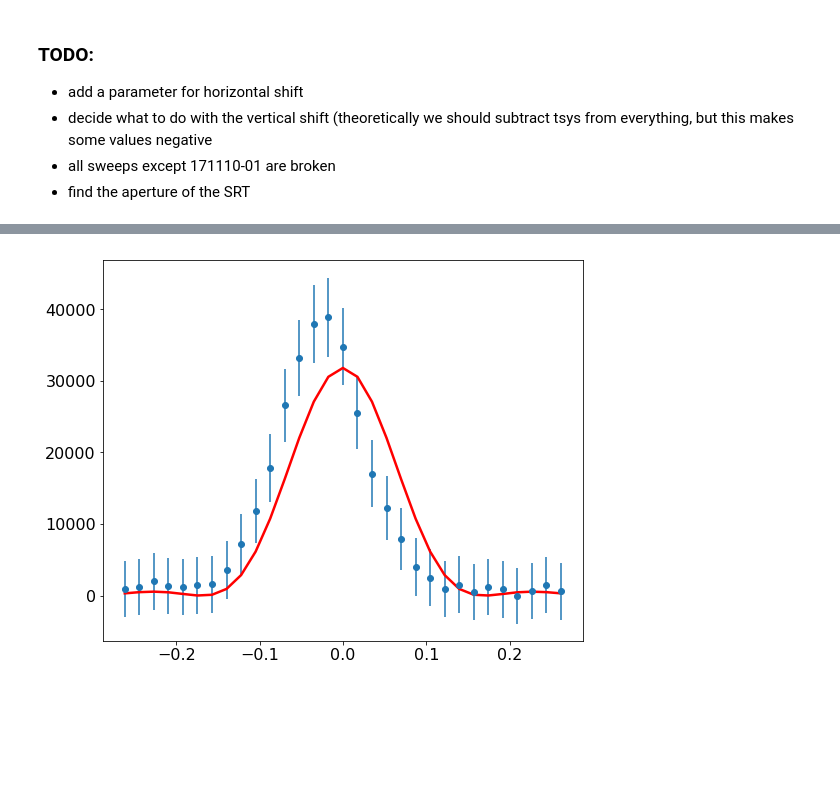
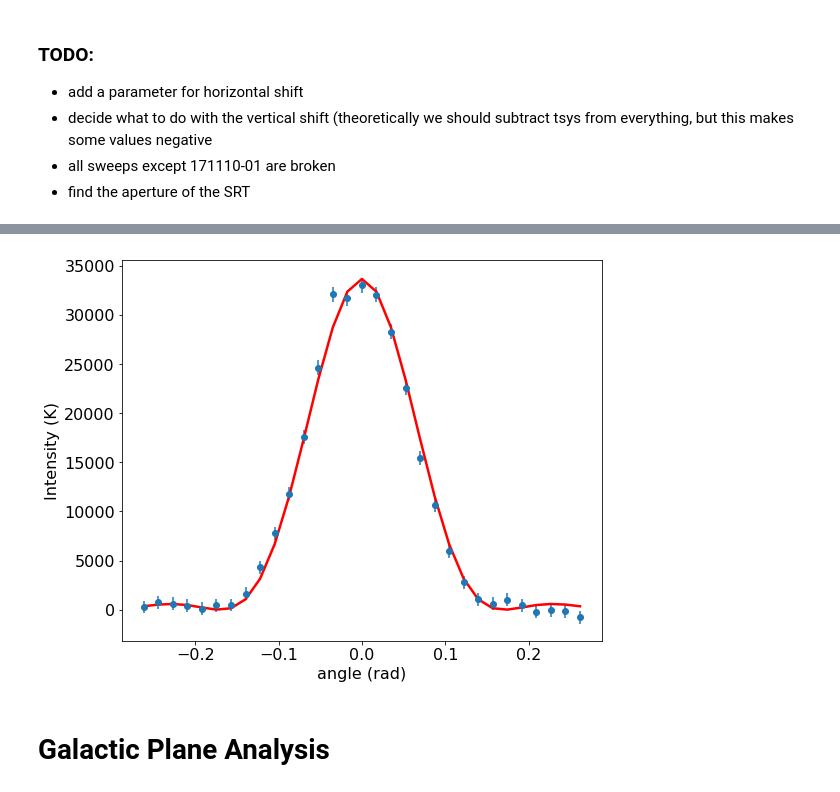
Before and after one commit to evantey14/jlab, a Jupyter notebook: 21cm.ipynb, the cells around one changed output, grey strips where cells are left out. Saved outputs shown, nothing was run; the diff lists cells and outputs as text; code cells hidden in the pictures; blank space fills up the shorter version.

Commit message:
Finish 21cm analysis

```diff
--- a/21cm.ipynb
+++ b/21cm.ipynb
@@ -78,5 +79,5 @@ def circular_diffraction(theta, I, a):
 # %%
 # load data to tsys, raw
 file = '21cm/sunsweeps/171110-01.rad'
-tsys, raw = load_data(file)
+bg, raw = load_data(file)
 # %%
@@ -84,9 +86,3 @@ tsys, raw = load_data(file)
 # TODO: make more robust selection mechanism (perhaps by adding comments to the cmd file?)
 azsweep = np.array([raw[i] for i in range(5, 36)])
 elsweep = np.array([raw[i] for i in range(36, 67)])
-# %%
-x = np.array([i*2*3.14/360 for i in range(-15, 16, 1)])
-y, ey = process_sunsweep(elsweep)
-
-popt, perr, chisq = utils.fit_model(x, y, ey, (30000, 1), circular_diffraction)
-print(popt, perr, chisq)
@@ -95,0 +89,28 @@ print(popt, perr, chisq)
+# %%
+x = np.array([i*2*3.14/360 for i in range(-15, 16, 1)])
+
+bg = np.asfarray(bg[DATA_START-1:], float)
+
+raw_data = azsweep
+rm_metadata = np.asfarray(raw_data[:, DATA_START:], float)
+avg_antennaT = np.mean(rm_metadata, axis=1)
+#rm_bg_antennaT = remove_background(avg_antennaT, tsys)
+rm_bg_antennaT = avg_antennaT - np.mean(bg)
+avg_brightnessT = antennaT_to_brightnessT(rm_bg_antennaT)
+
+err_antennaT = np.sqrt(np.sum(rm_metadata, axis=1))/148
+err_bg = np.sqrt(np.sum(bg))/148
+err_brightnessT = antennaT_to_brightnessT(err_antennaT + err_bg)
+
+print(err_antennaT)
+print(err_antennaT + err_bg)
+
+utils.init_plot()
+utils.plot_data(range(len(avg_brightnessT)), avg_brightnessT, err_brightnessT)
+plt.show()
+
+y, ey = avg_brightnessT, err_brightnessT
+
+np.seterr(divide='ignore', invalid='ignore')
+popt, perr, chisq = utils.fit_model(x, y, ey, (30000, 1, 0), circular_diffraction)
+print(popt, perr, chisq/(len(avg_brightnessT)-3))
@@ -96,7 +132,12 @@ print(popt, perr, chisq)
 # %%
 utils.init_plot()
-utils.plot_data(x, y, ey)
-utils.plot_model(x, circular_diffraction, popt, 'r', '')
+utils.plot_data(x, y-popt[2], ey)
+utils.plot_model(x, circular_diffraction, (popt[0], popt[1], 0), 'r', '')
+plt.xlabel('angle (rad)')
+plt.ylabel('Intensity (K)')
+#plt.savefig('21cm/sunsweep.png')
 plt.show()
 # %% [output]
-[figure, old version]
+[figure, new version]
+# %% [markdown]
+# Galactic Plane Analysis
```
Also changed, not shown: parts of 13 cells of this notebook, 6 other files.
